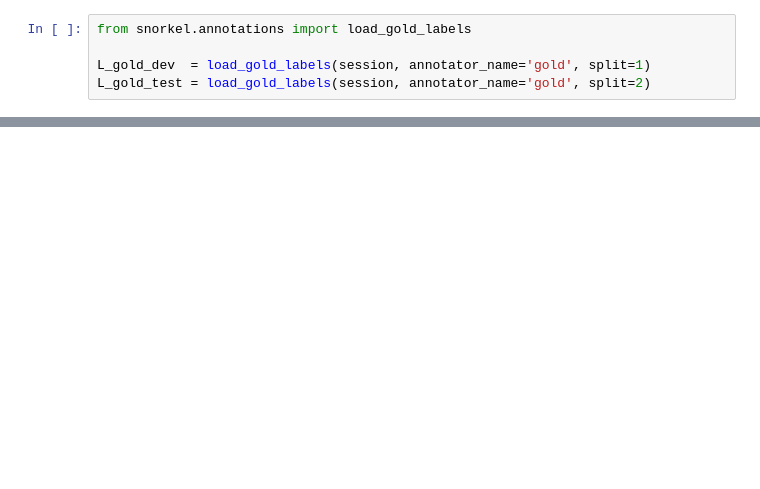
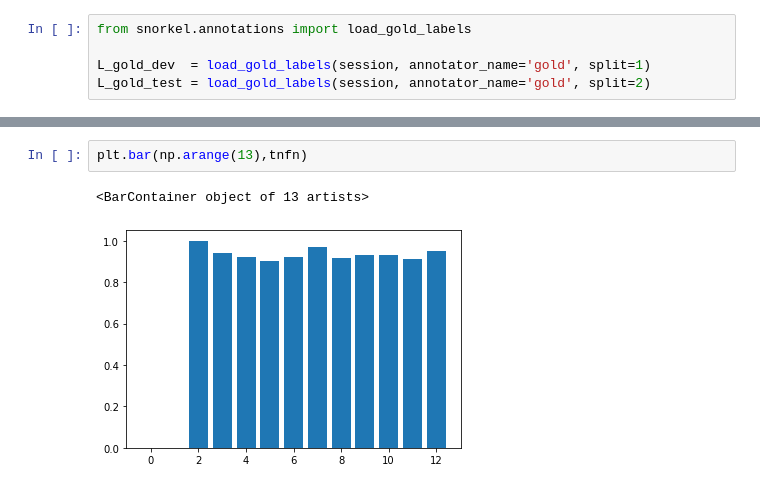
Before and after one commit to cperreault11/snorkel-extraction, a Jupyter notebook: tutorials/intro/GP ideas.ipynb, the cells around one changed output, grey strips where cells are left out. Cells and saved outputs as stored; diff of their text form; blank space fills up the shorter version.

```diff
--- a/tutorials/intro/GP ideas.ipynb
+++ b/tutorials/intro/GP ideas.ipynb
@@ -159,0 +246,5 @@ Bucket 1.1:
+# %%
+plt.bar(np.arange(13),tnfn)
+# %% [output]
+<BarContainer object of 13 artists>
+[figure, added]
```
Also changed, not shown: parts of 42 cells of this notebook, 10 other files.
